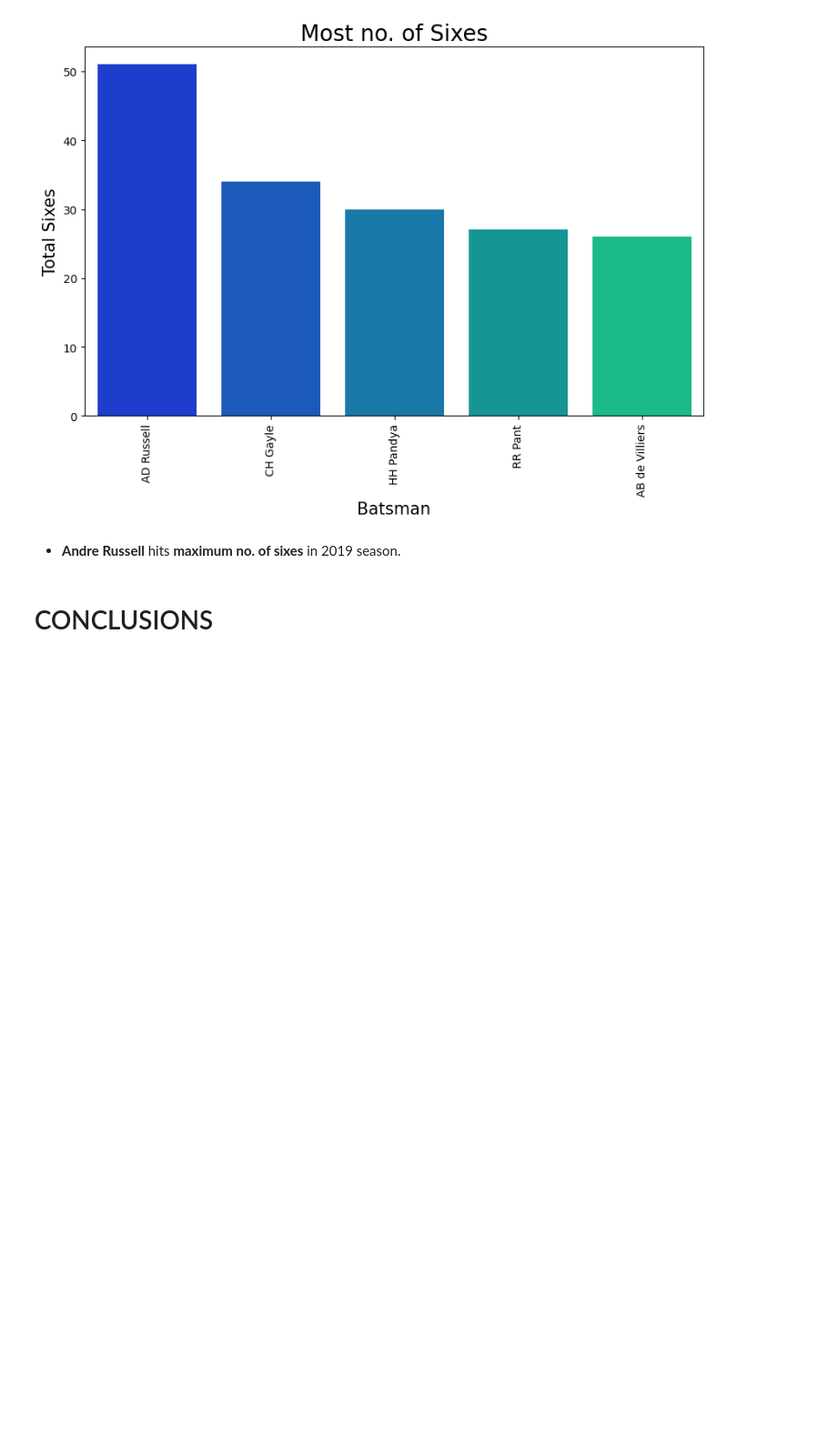
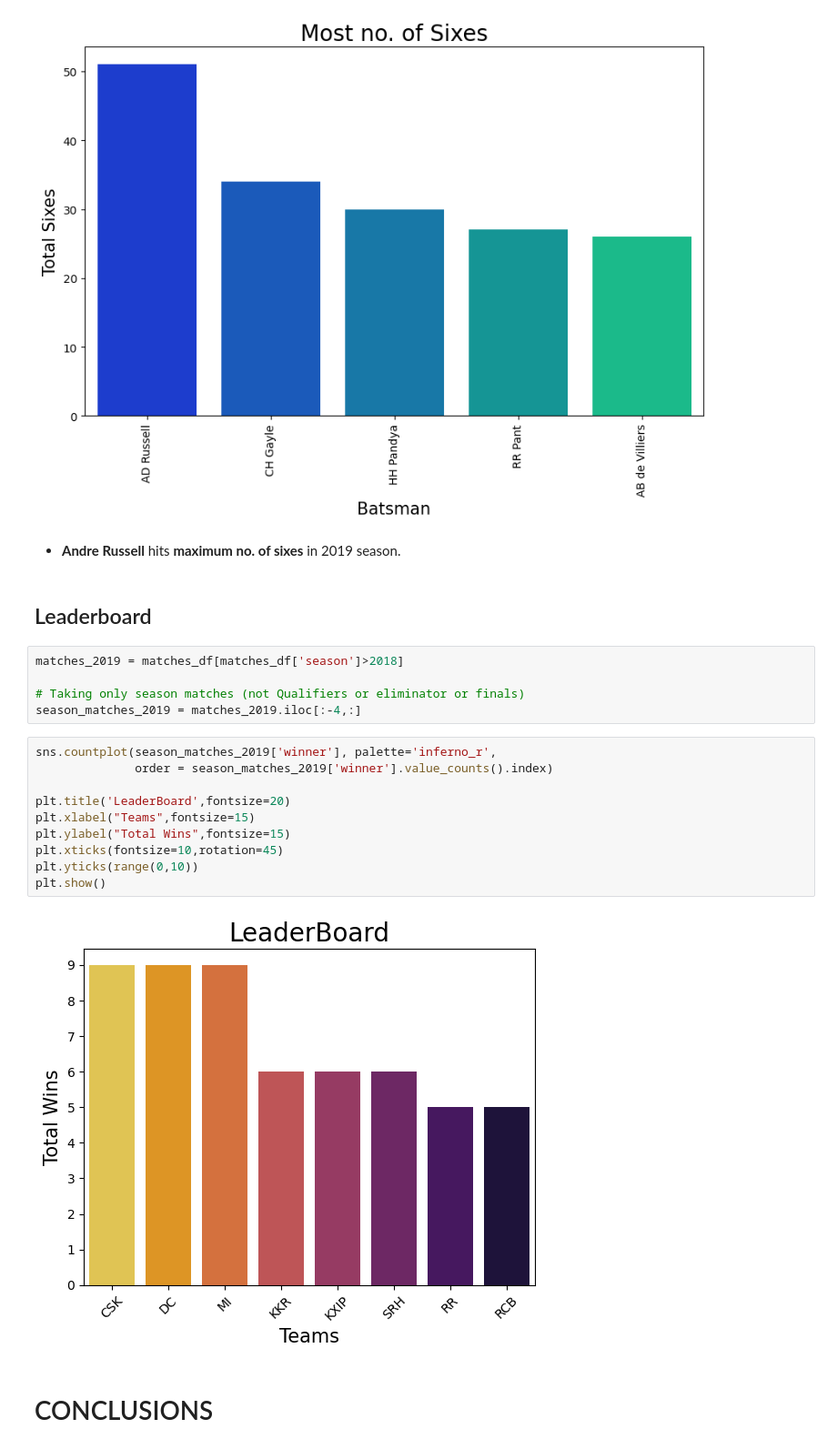
Before and after one commit to VIDIT-9/Sparks-foundation-internship, a Jupyter notebook: EDA on IPL-Dataset (Task-5).ipynb, the cells around one changed output. Shown at 91% size. Drawn from its saved outputs; the diff is of its cells as text; blank space fills up the shorter version.

```diff
--- a/EDA on IPL-Dataset (Task-5).ipynb
+++ b/EDA on IPL-Dataset (Task-5).ipynb
@@ -538,6 +557,25 @@ plt.show()
 [figure]
 # %% [markdown]
 * **Andre Russell** hits **maximum no. of sixes** in 2019 season.
+# %% [markdown]
+## Leaderboard
+# %%
+matches_2019 = matches_df[matches_df['season']>2018]
+
+# Taking only season matches (not Qualifiers or eliminator or finals)
+season_matches_2019 = matches_2019.iloc[:-4,:]
+# %%
+sns.countplot(season_matches_2019['winner'], palette='inferno_r',
+              order = season_matches_2019['winner'].value_counts().index)
+
+plt.title('LeaderBoard',fontsize=20)
+plt.xlabel("Teams",fontsize=15)
+plt.ylabel("Total Wins",fontsize=15)
+plt.xticks(fontsize=10,rotation=45)
+plt.yticks(range(0,10))
+plt.show()
+# %% [output]
+[figure, added]
 # %% [markdown]
 # CONCLUSIONS
 # %% [markdown]
```
Also changed, not shown: parts of 17 cells of this notebook.
